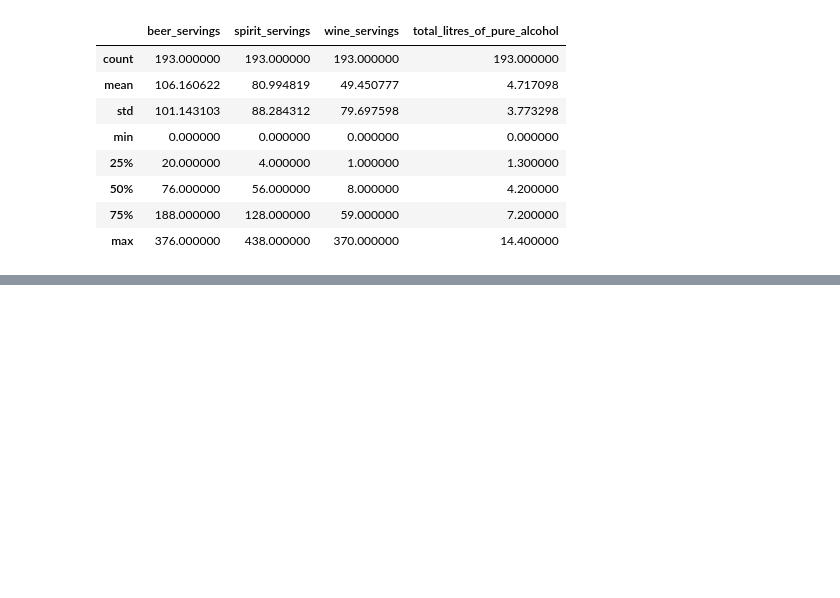
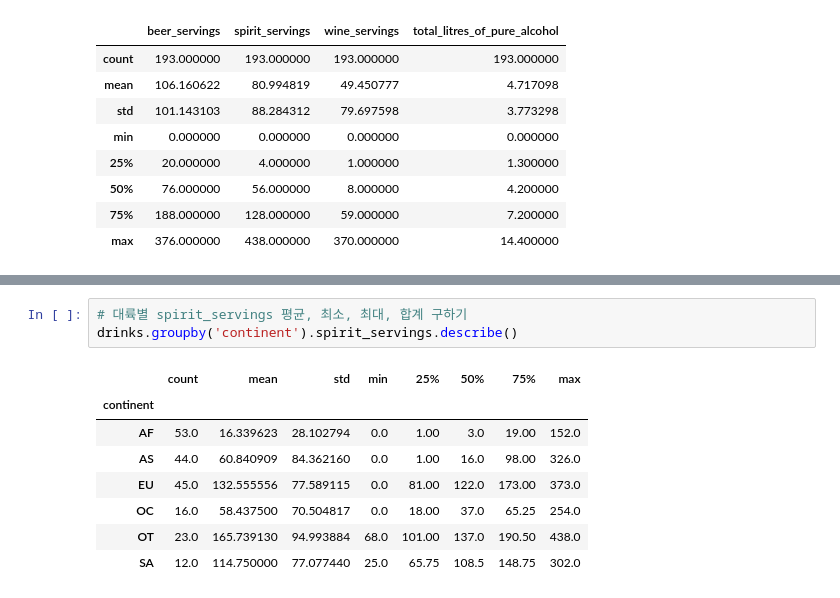
Before and after one commit to kellyshaprk/DataAnalysisExercise_Anaconda_Jupyter, a Jupyter notebook: drinking.ipynb, the cells around one changed output, grey strips where cells are left out. Drawn from its saved outputs; the diff is of its cells as text; blank space fills up the shorter version.

```diff
--- a/drinking.ipynb
+++ b/drinking.ipynb
@@ -47,0 +171,12 @@ drinks.describe()
+# %%
+# 대륙별 spirit_servings 평균, 최소, 최대, 합계 구하기
+drinks.groupby('continent').spirit_servings.describe()
+# %% [output]
+|  | count | mean | std | min | 25% | 50% | 75% | max |
+| continent |  |  |  |  |  |  |  |  |
+| AF | 53.0 | 16.339623 | 28.102794 | 0.0 | 1.00 | 3.0 | 19.00 | 152.0 |
+| AS | 44.0 | 60.840909 | 84.362160 | 0.0 | 1.00 | 16.0 | 98.00 | 326.0 |
+| EU | 45.0 | 132.555556 | 77.589115 | 0.0 | 81.00 | 122.0 | 173.00 | 373.0 |
+| OC | 16.0 | 58.437500 | 70.504817 | 0.0 | 18.00 | 37.0 | 65.25 | 254.0 |
+| OT | 23.0 | 165.739130 | 94.993884 | 68.0 | 101.00 | 137.0 | 190.50 | 438.0 |
+| SA | 12.0 | 114.750000 | 77.077440 | 25.0 | 65.75 | 108.5 | 148.75 | 302.0 |
```
Also changed, not shown: parts of 13 cells of this notebook.
